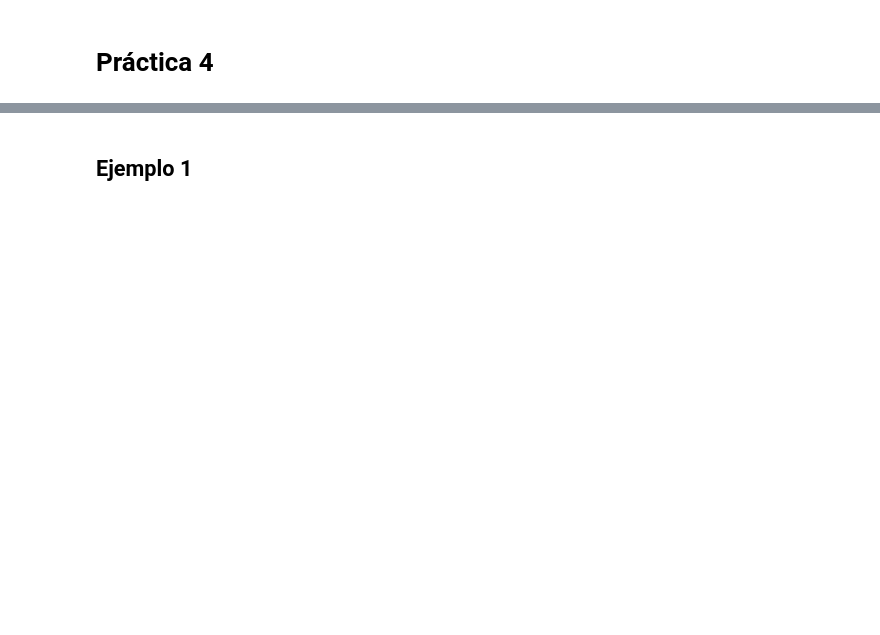
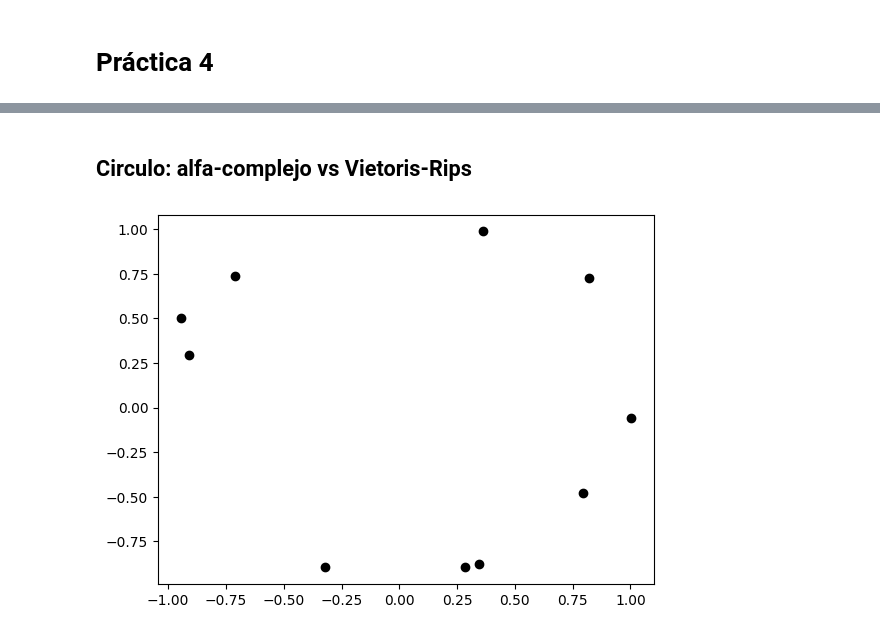
Before and after one commit to asiermhpsm/Topologia_Computacional, a Jupyter notebook: Practica4.ipynb, the cells around one changed output, grey strips where cells are left out. Cells and saved outputs as stored; diff of their text form; code cells hidden in the pictures; blank space fills up the shorter version.

```diff
--- a/Practica4.ipynb
+++ b/Practica4.ipynb
@@ -3,4 +5,2 @@
 # %%
 from Topologia_comp import *
-# %% [markdown]
-## Ejemplo 1
@@ -12,0 +7,2 @@ ac = AlphaComplex([(0.38021546727456423, 0.46419202339598786), (0.79516282976722
+# %% [markdown]
+## Circulo: alfa-complejo vs Vietoris-Rips
@@ -13,2 +29,6 @@ ac = AlphaComplex([(0.38021546727456423, 0.46419202339598786), (0.79516282976722
+# %%
+ac.representaPuntos()
+# %% [output]
+[figure, added]
 # %%
 ac.diagramaPersistencia()
```
Also changed, not shown: parts of 6 cells of this notebook, 7 other files.
